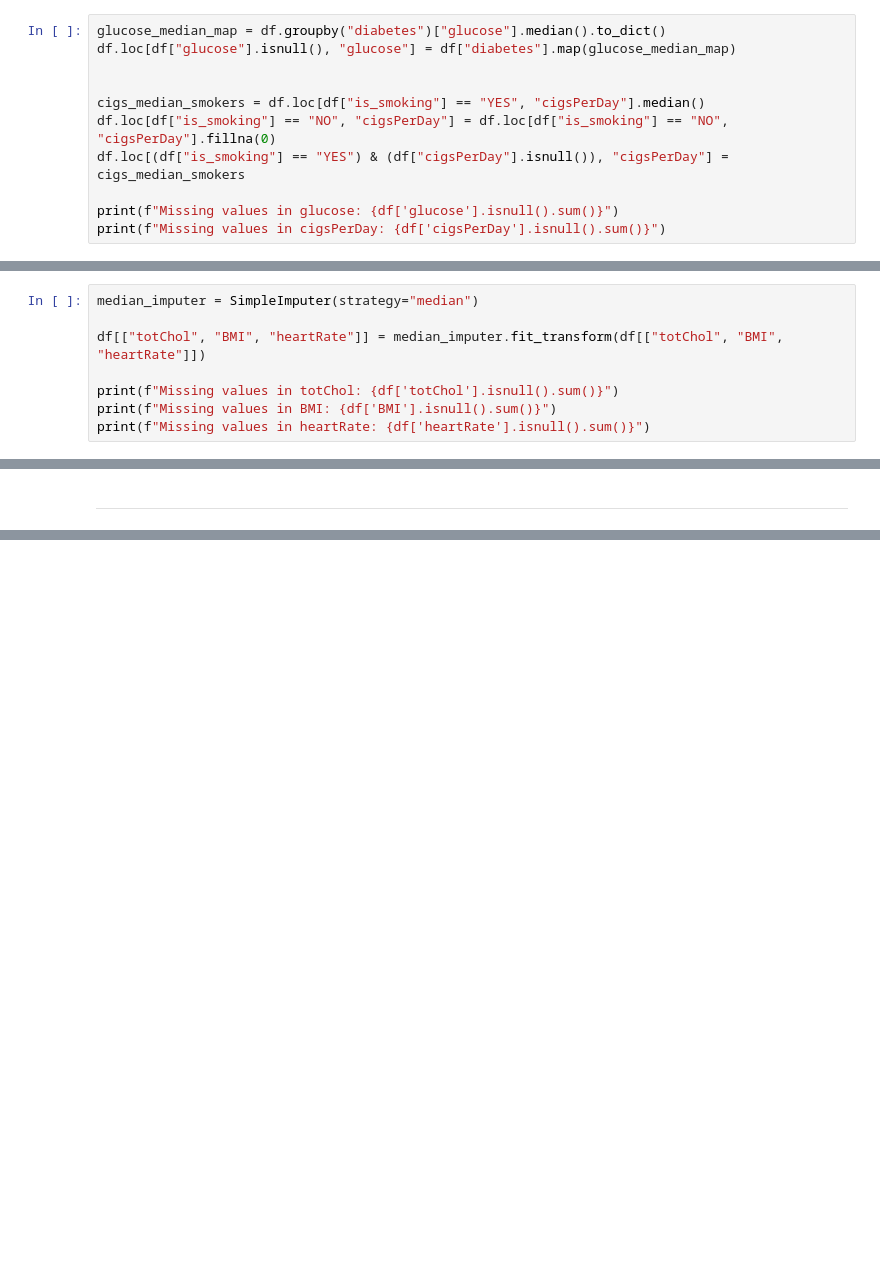
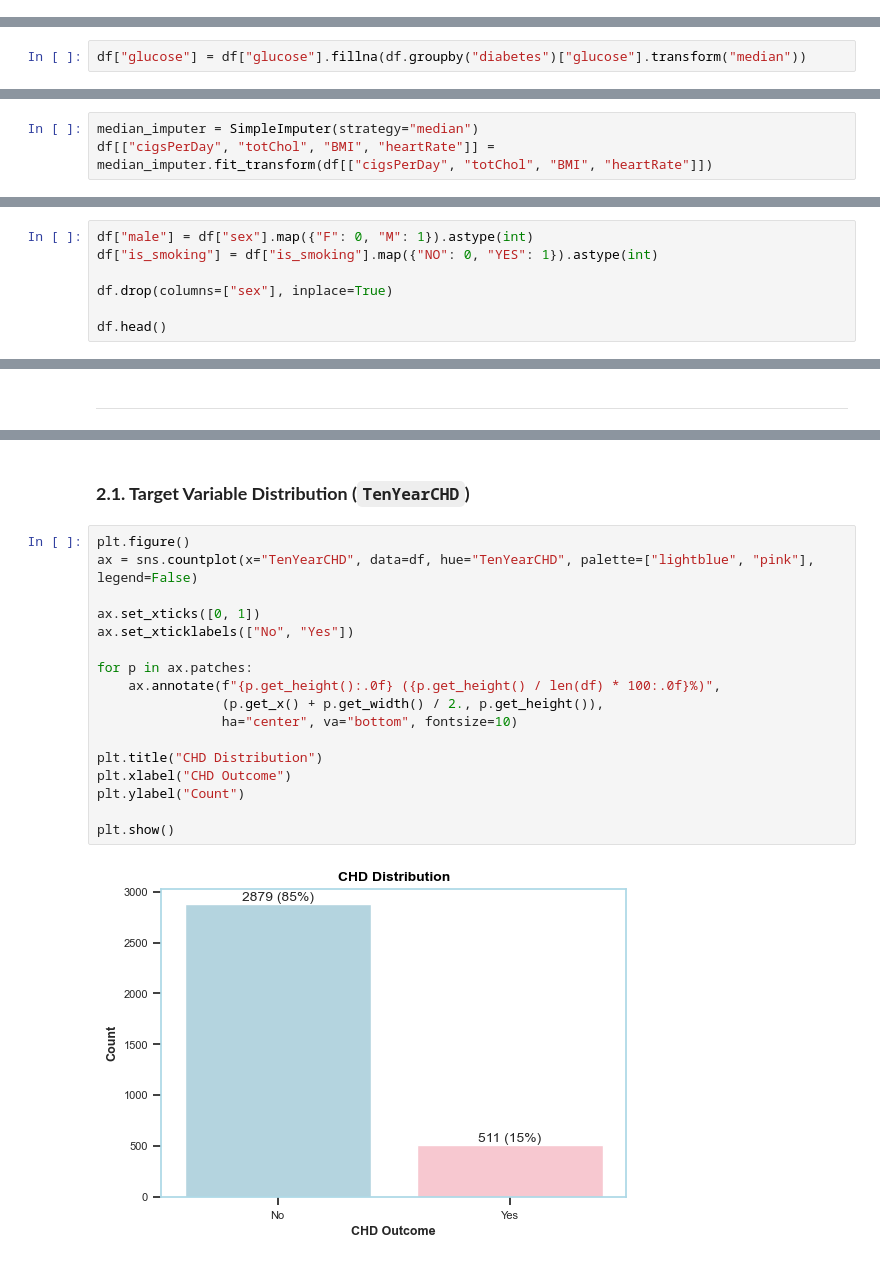
Before and after one commit to Milda-Hatipoglu/ML_Classification, a Jupyter notebook: ML_graded_notebook_Hatipoglu.ipynb, the cells around one changed output, grey strips where cells are left out. Drawn from its saved outputs; the diff is of its cells as text; blank space fills up the shorter version.

```diff
--- a/ML_graded_notebook_Hatipoglu.ipynb
+++ b/ML_graded_notebook_Hatipoglu.ipynb
@@ -179,11 +191,0 @@ print(f"✅ {df['BPMeds'].isnull().sum()} missing values in 'BPMeds'" )
-# %%
-glucose_median_map = df.groupby("diabetes")["glucose"].median().to_dict()
-df.loc[df["glucose"].isnull(), "glucose"] = df["diabetes"].map(glucose_median_map)
-
-
-cigs_median_smokers = df.loc[df["is_smoking"] == "YES", "cigsPerDay"].median()
-df.loc[df["is_smoking"] == "NO", "cigsPerDay"] = df.loc[df["is_smoking"] == "NO", "cigsPerDay"].fillna(0)
-df.loc[(df["is_smoking"] == "YES") & (df["cigsPerDay"].isnull()), "cigsPerDay"] = cigs_median_smokers
-
-print(f"Missing values in glucose: {df['glucose'].isnull().sum()}")
-print(f"Missing values in cigsPerDay: {df['cigsPerDay'].isnull().sum()}")
@@ -192,0 +212,2 @@ Missing values in cigsPerDay: 0
+# %%
+df["glucose"] = df["glucose"].fillna(df.groupby("diabetes")["glucose"].transform("median"))
@@ -193,8 +216,3 @@ Missing values in cigsPerDay: 0
 # %%
 median_imputer = SimpleImputer(strategy="median")
-
-df[["totChol", "BMI", "heartRate"]] = median_imputer.fit_transform(df[["totChol", "BMI", "heartRate"]])
-
-print(f"Missing values in totChol: {df['totChol'].isnull().sum()}")
-print(f"Missing values in BMI: {df['BMI'].isnull().sum()}")
-print(f"Missing values in heartRate: {df['heartRate'].isnull().sum()}")
+df[["cigsPerDay", "totChol", "BMI", "heartRate"]] = median_imputer.fit_transform(df[["cigsPerDay", "totChol", "BMI", "heartRate"]])
@@ -217,0 +244,7 @@ else:
+# %%
+df["male"] = df["sex"].map({"F": 0, "M": 1}).astype(int)
+df["is_smoking"] = df["is_smoking"].map({"NO": 0, "YES": 1}).astype(int)
+
+df.drop(columns=["sex"], inplace=True)
+
+df.head()
@@ -219,0 +262,21 @@ else:
+# %% [markdown]
+### **2.1. Target Variable Distribution (`TenYearCHD`)**
+# %%
+plt.figure()
+ax = sns.countplot(x="TenYearCHD", data=df, hue="TenYearCHD", palette=["lightblue", "pink"], legend=False)
+
+ax.set_xticks([0, 1])
+ax.set_xticklabels(["No", "Yes"])
+
+for p in ax.patches:
+    ax.annotate(f"{p.get_height():.0f} ({p.get_height() / len(df) * 100:.0f}%)",
+                (p.get_x() + p.get_width() / 2., p.get_height()),
+                ha="center", va="bottom", fontsize=10)
+
+plt.title("CHD Distribution")
+plt.xlabel("CHD Outcome")
+plt.ylabel("Count")
+
+plt.show()
+# %% [output]
+[figure, added]
```
Also changed, not shown: parts of 35 cells of this notebook.
